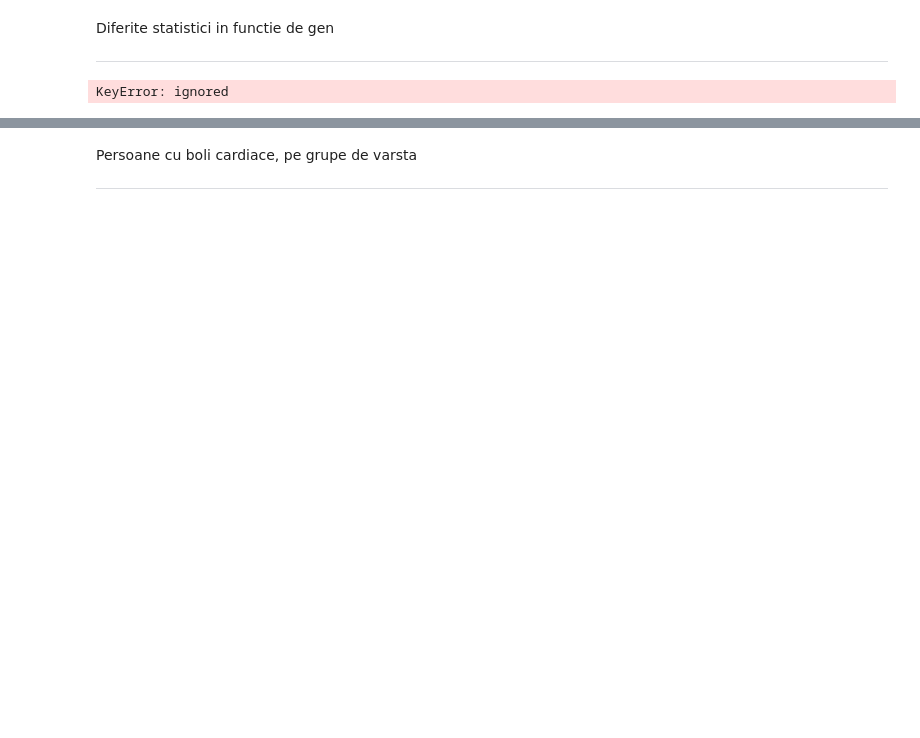
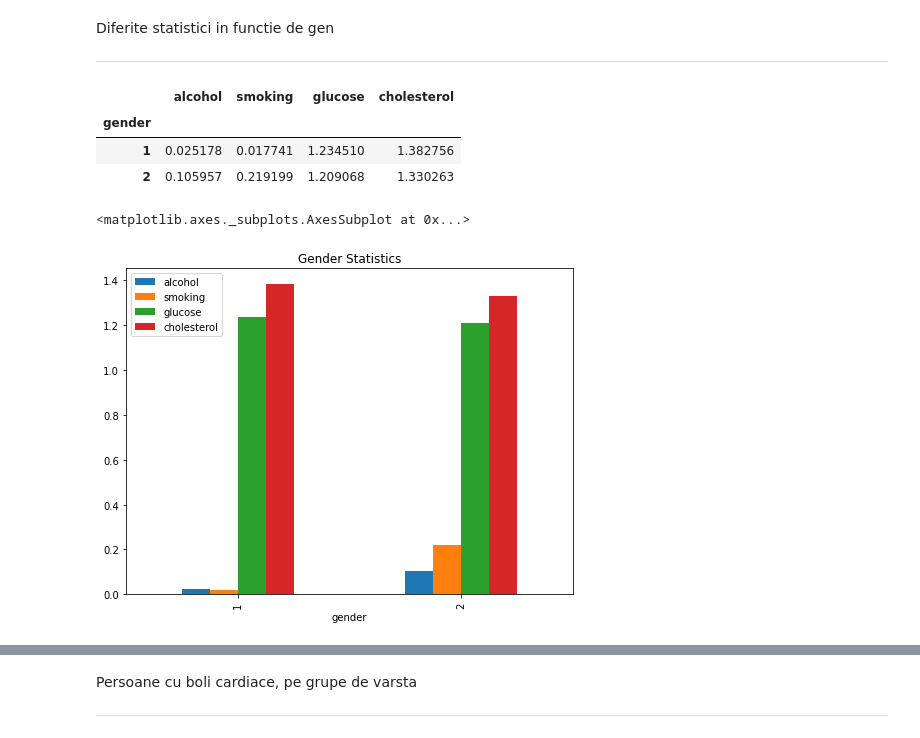
Before and after one commit to bojiix/RAM-OSI-BAN-AI, a Jupyter notebook: SDP_team_project_Group9.ipynb, the cells around one changed output, grey strips where cells are left out. Drawn from its saved outputs; the diff is of its cells as text; code cells hidden in the pictures; blank space fills up the shorter version.

```diff
--- a/SDP_team_project_Group9.ipynb
+++ b/SDP_team_project_Group9.ipynb
@@ -410,7 +411,10 @@ Diferite statistici in functie de gen
 
 ---
 # %%
-gender_stats = df.groupby('gender')['alco','smoke','gluc','cholesterol']
+gender_stats = data.groupby('gender')['alcohol','smoking','glucose','cholesterol']
 gender_stats.mean()
 # %% [output]
-KeyError: ignored
+|  | alcohol | smoking | glucose | cholesterol |
+| gender |  |  |  |  |
+| 1 | 0.025178 | 0.017741 | 1.234510 | 1.382756 |
+| 2 | 0.105957 | 0.219199 | 1.209068 | 1.330263 |
@@ -418,0 +421,5 @@ gender_stats.mean().plot()
+# %%
+gender_stats.mean().plot(kind="bar", title="Gender Statistics", figsize=(8,6))
+# %% [output]
+<matplotlib.axes._subplots.AxesSubplot at 0x...>
+[figure, added]
```
Also changed, not shown: parts of 18 cells of this notebook.
